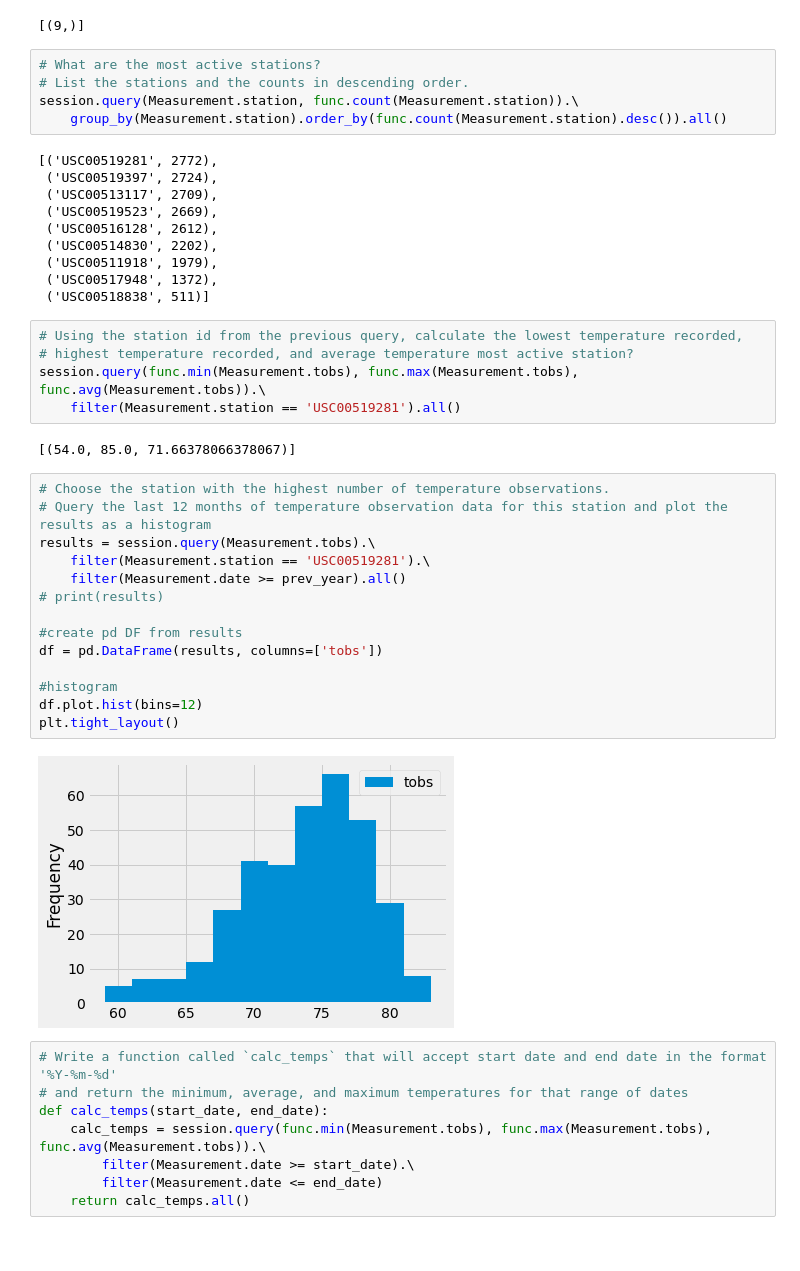
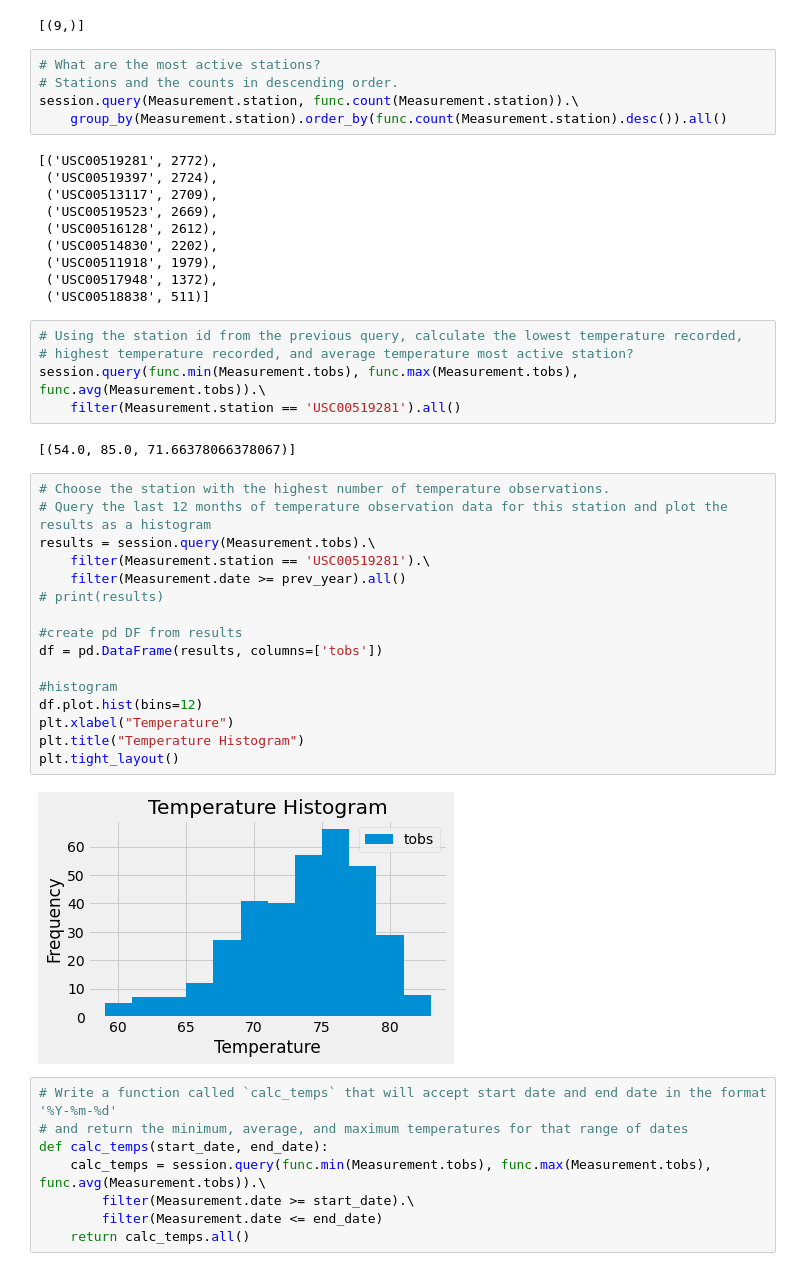
Before and after one commit to m-miley/surfs_up, a Jupyter notebook: climate_analysis.ipynb, the cells around one changed output. Drawn from its saved outputs; the diff is of its cells as text.

```diff
--- a/climate_analysis.ipynb
+++ b/climate_analysis.ipynb
@@ -146,7 +149,7 @@ session.query(func.count(Station.station)).all()
 [(9,)]
 # %%
 # What are the most active stations?
-# List the stations and the counts in descending order.
+# Stations and the counts in descending order.
 session.query(Measurement.station, func.count(Measurement.station)).\
     group_by(Measurement.station).order_by(func.count(Measurement.station).desc()).all()
 # %% [output]
@@ -169,19 +172,21 @@ session.query(func.min(Measurement.tobs), func.max(Measurement.tobs), func.avg(M
 # %%
 # Choose the station with the highest number of temperature observations.
 # Query the last 12 months of temperature observation data for this station and plot the results as a histogram
 results = session.query(Measurement.tobs).\
     filter(Measurement.station == 'USC00519281').\
     filter(Measurement.date >= prev_year).all()
 # print(results)
 
 #create pd DF from results
 df = pd.DataFrame(results, columns=['tobs'])
 
 #histogram
 df.plot.hist(bins=12)
+plt.xlabel("Temperature")
+plt.title("Temperature Histogram")
 plt.tight_layout()
 # %% [output]
-[figure, old version]
+[figure, new version]
 # %%
 # Write a function called `calc_temps` that will accept start date and end date in the format '%Y-%m-%d'
 # and return the minimum, average, and maximum temperatures for that range of dates
```
Also changed, not shown: parts of 2 cells of this notebook.
